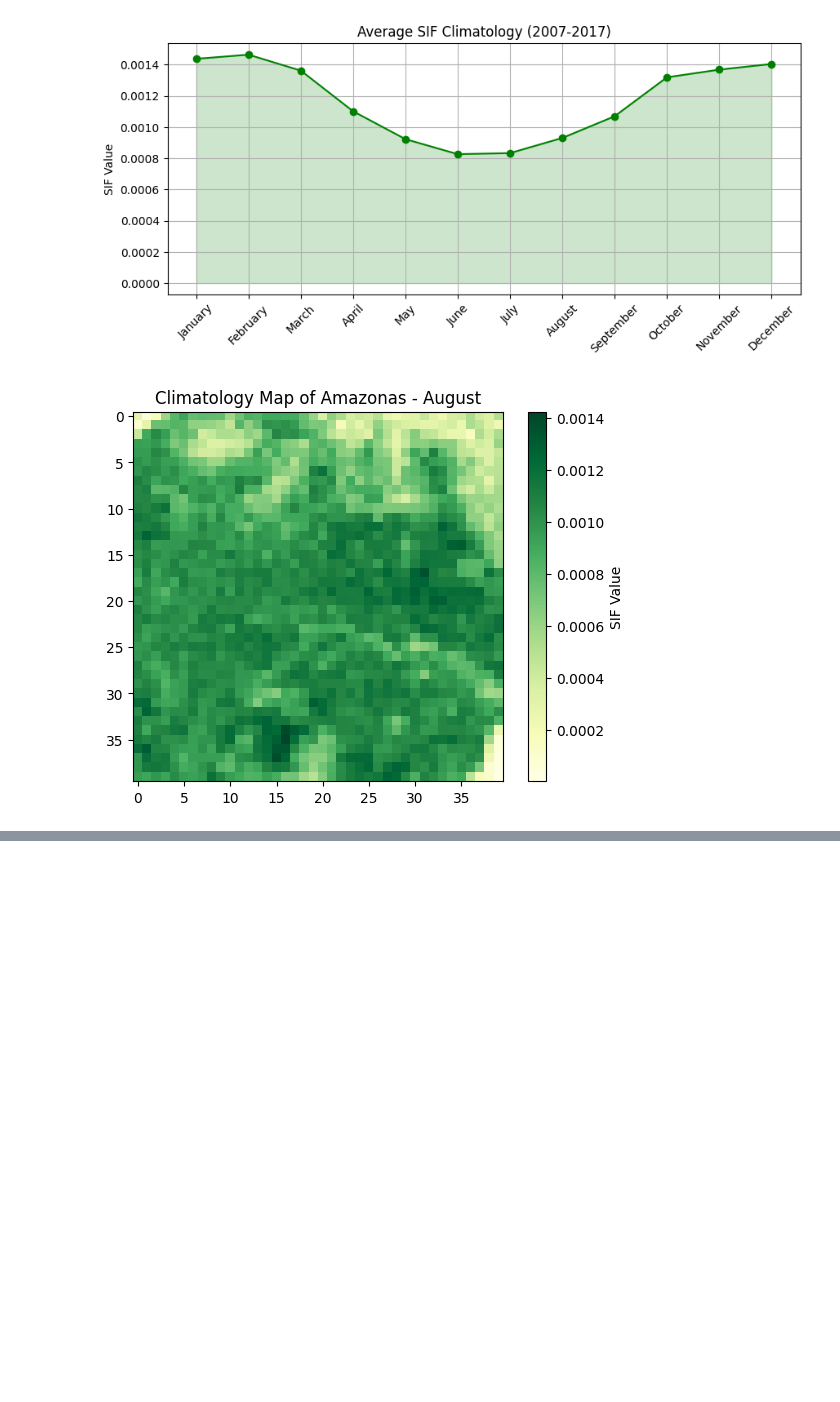
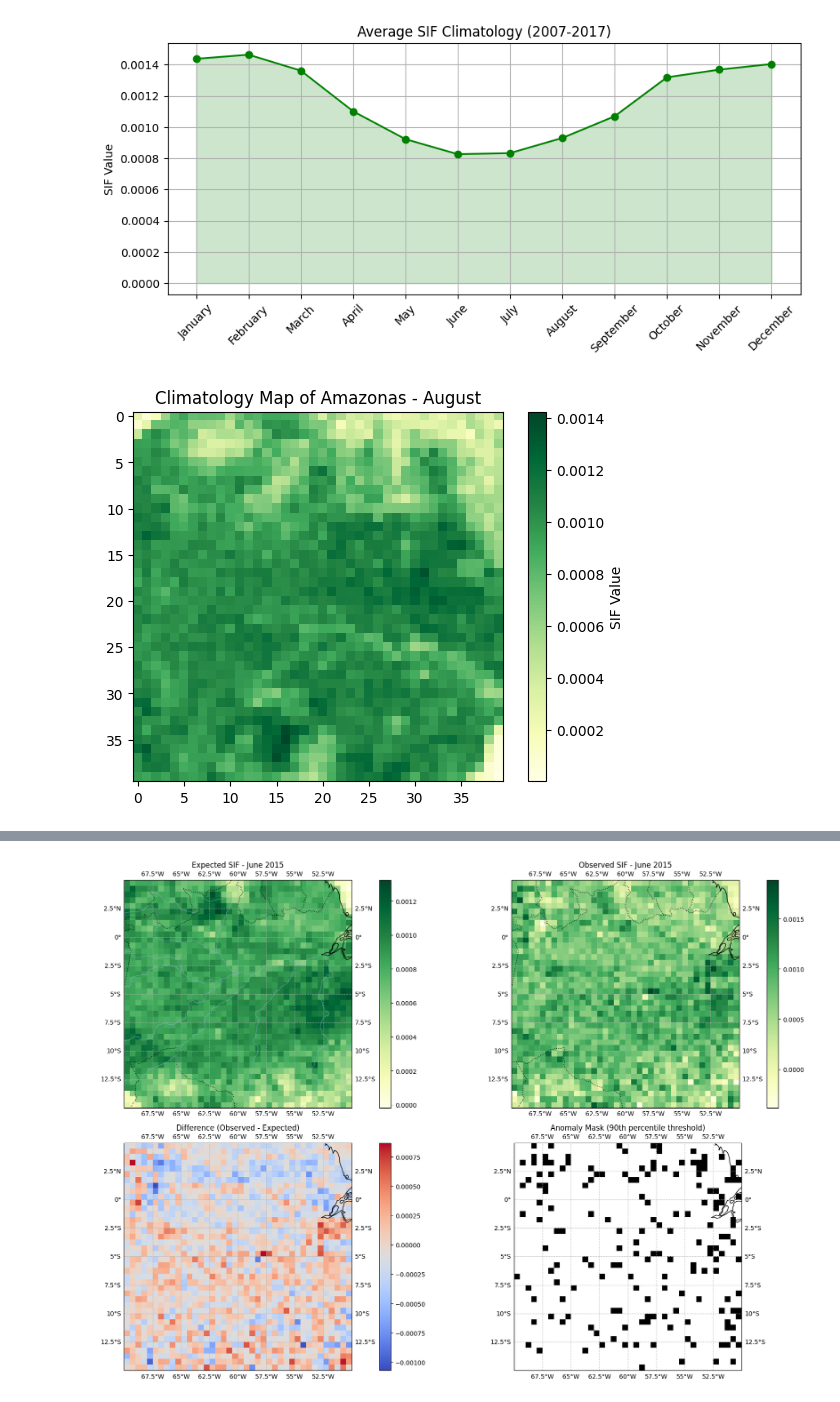
Before and after one commit to raviolihui/SIF_anomalies, a Jupyter notebook: Gome2_AE.ipynb, the cells around one changed output, grey strips where cells are left out. Drawn from its saved outputs; the diff is of its cells as text; code cells hidden in the pictures; blank space fills up the shorter version.

```diff
--- a/Gome2_AE.ipynb
+++ b/Gome2_AE.ipynb
@@ -288,0 +518,63 @@ Detected anomalies in these months:
+# %%
+import cartopy.crs as ccrs
+import cartopy.feature as cfeature
+
+def plot_anomaly_comparison(time_idx):
+    date = pd.to_datetime(time_list[time_idx])
+    month_idx = time_idx % 12
+
+    # Get coordinates from your original data
+    lons = ds_amazon.lon.values
+    lats = ds_amazon.lat.values
+
+    recon_denorm = (reconstructions_reshaped[time_idx] * climatology_std[month_idx]) + climatology_mean[month_idx]
+    obs_denorm = (input_reshaped[time_idx] * climatology_std[month_idx]) + climatology_mean[month_idx]
+    diff = obs_denorm - recon_denorm
+
+    # Create figure with PlateCarree projection
+    fig = plt.figure(figsize=(18, 12))
+
+    # Projection setup
+    proj = ccrs.PlateCarree()
+
+    # Expected SIF
+    ax1 = fig.add_subplot(2, 2, 1, projection=proj)
+    img1 = ax1.pcolormesh(lons, lats, recon_denorm, cmap='YlGn', transform=proj)
+    ax1.add_feature(cfeature.COASTLINE)
+    ax1.add_feature(cfeature.BORDERS, linestyle=':')
+    ax1.add_feature(cfeature.RIVERS, alpha=0.5)
+    ax1.set_title(f"Expected SIF - {date.strftime('%B %Y')}")
+    plt.colorbar(img1, ax=ax1, pad=0.07)
+
+    # Observed SIF
+    ax2 = fig.add_subplot(2, 2, 2, projection=proj)
+    img2 = ax2.pcolormesh(lons, lats, obs_denorm, cmap='YlGn', transform=proj)
+    ax2.add_feature(cfeature.COASTLINE)
+    ax2.add_feature(cfeature.BORDERS, linestyle=':')
+    ax2.set_title(f"Observed SIF - {date.strftime('%B %Y')}")
+    plt.colorbar(img2, ax=ax2, pad=0.07)
+
+    # Difference
+    ax3 = fig.add_subplot(2, 2, 3, projection=proj)
+    img3 = ax3.pcolormesh(lons, lats, diff, cmap='coolwarm', transform=proj)
+    ax3.add_feature(cfeature.COASTLINE)
+    ax3.set_title("Difference (Observed - Expected)")
+    plt.colorbar(img3, ax=ax3, pad=0.07)
+
+    # Anomaly Mask
+    ax4 = fig.add_subplot(2, 2, 4, projection=proj)
+    img4 = ax4.pcolormesh(lons, lats, anomaly_mask[time_idx], cmap='Greys', transform=proj)
+    ax4.add_feature(cfeature.COASTLINE)
+    ax4.set_title(f"Anomaly Mask (90th percentile threshold)")
+
+    # Add gridlines with labels
+    for ax in [ax1, ax2, ax3, ax4]:
+        ax.gridlines(draw_labels=True, linestyle='--', alpha=0.7)
+        ax.set_extent([lon_min, lon_max, lat_min, lat_max], crs=proj)
+
+    plt.tight_layout()
+    plt.show()
+
+plot_anomaly_comparison(101)
+# %% [output]
+[figure, added]
```
Also changed, not shown: parts of 10 cells of this notebook.
